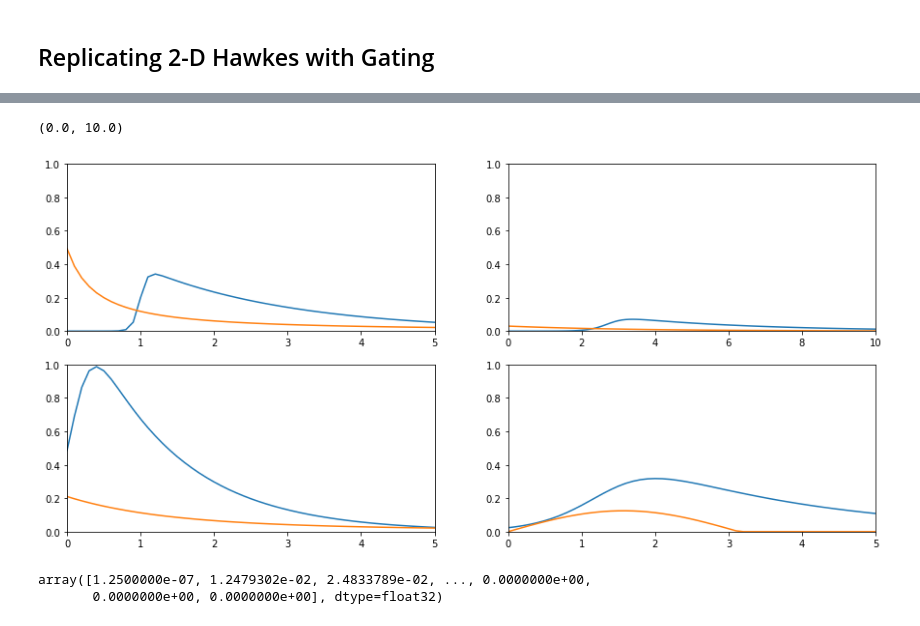
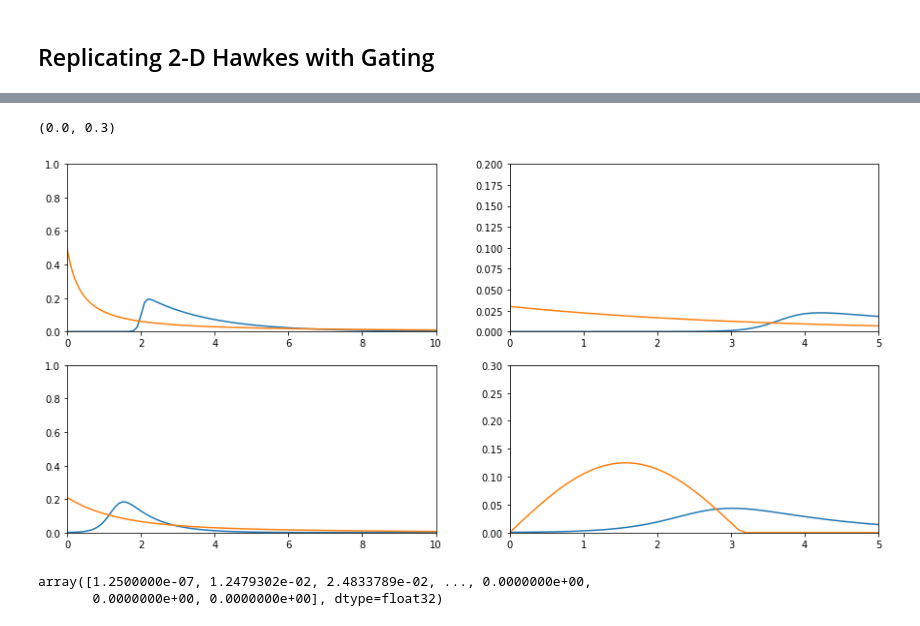
Before and after one commit to yamacisik/gated_kernel_tpp, a Jupyter notebook: kernel_fuctions_experiments.ipynb, the cells around one changed output, grey strips where cells are left out. Cells and saved outputs as stored; diff of their text form; code cells hidden in the pictures.

```diff
--- a/kernel_fuctions_experiments.ipynb
+++ b/kernel_fuctions_experiments.ipynb
@@ -664,41 +664,43 @@ params.tail(5)
 # %%
 
 
-model_id  = '39b88e89aa'
+model_id  = 'c271b8c3fc'
 ls = params.loc[params.Model_ID ==model_id].values[0][1:5]
 sigmas = params.loc[params.Model_ID ==model_id].values[0][5:9]
 lengtscales = params.loc[params.Model_ID ==model_id].values[0][9:13]
 ss = params.loc[params.Model_ID ==model_id].values[0][13:17]
 
 def magic_kernel_2(x, sigma=1, lengthscale=1, l = 1.0,s=1.0):
     d = x
-    k1 = 1 + torch.tanh((d - l +1) / s)
+    k1 = 1 + torch.tanh((d - l ) / s)
     k2 = torch.exp(-(d) / lengthscale)
 
     return sigma*k1*k2
 
 
 t =torch.arange(0,200,0.1)+0.000001
 
 
 fig, axes = plt.subplots(2, 2,figsize=(15,7))
 axes = axes.flatten()
 for i in range(len(axes)):
 
     values = magic_kernel_2(t,sigma = sigmas[i], lengthscale = lengtscales[i], s = ss[i],l = ls[i])
 #     values = (values - values.min())/(values.max()-values.min())
     real_values = triggering_kernel(t,i)
 #     real_values = (real_values - real_values.min())/(real_values.max()-real_values.min())
 
     axes[i].plot(t,values)
     axes[i].plot(t,real_values)
     axes[i].set_xlim(0, 5)
     axes[i].set_ylim(0, 1)
-axes[1].set_xlim(0, 10)
-# axes[2].set_xlim(0, 5)
+axes[0].set_xlim(0, 10)
+axes[1].set_ylim(0, 0.2)
+axes[2].set_xlim(0, 10)
+axes[3].set_ylim(0, 0.3)
 # %% [output]
-(0.0, 10.0)
+(0.0, 0.3)
-[figure, old version]
+[figure, new version]
 # %%
 real_values
 # %% [output]
```
Also changed, not shown: parts of 1 cell of this notebook, 2 other files.
